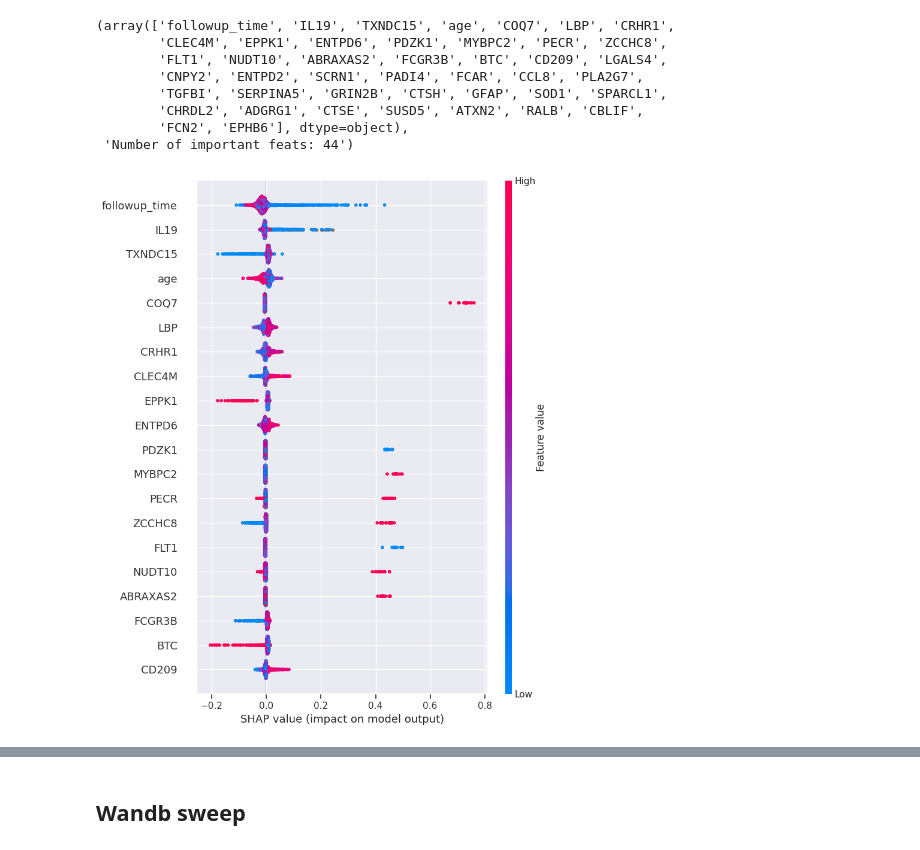
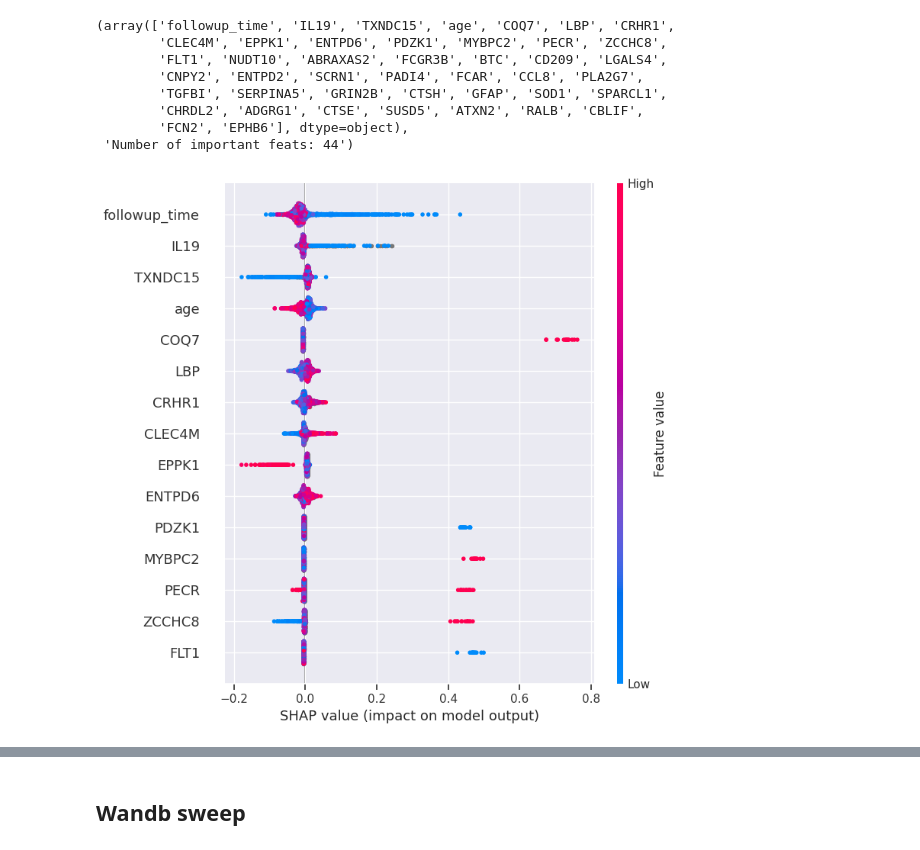
Before and after one commit to ipolharvard/biobank_olink, a Jupyter notebook: notebooks/biomarkers_bp_change.ipynb, the cells around one changed output, grey strips where cells are left out. Drawn from its saved outputs; the diff is of its cells as text; code cells hidden in the pictures.

```diff
--- a/notebooks/biomarkers_bp_change.ipynb
+++ b/notebooks/biomarkers_bp_change.ipynb
@@ -11,15 +11,16 @@ import polars as pl
 import seaborn as sns
 import shap
 import xgboost as xgb
+from sklearn.metrics import f1_score
 from sklearn.model_selection import train_test_split
 
 from biobank_olink.constants import PROJECT_DATA
 
 nb_data = PROJECT_DATA / "olink"
-olink_xlsx = nb_data / "Olink_whole_caucasian_nonrandom_Zscore.parquet"
+olink_parquet = nb_data / "Olink_whole_caucasian_nonrandom_Zscore.parquet"
 
 TEST_SIZE = 0.2
-MAX_SHAP_FEATS = 20
+MAX_SHAP_FEATS = 15
 
 sns.set_theme()
 pl.__version__
@@ -121,7 +124,7 @@ coding = (
 def create_dataset(target) -> pl.DataFrame:
     df_target = create_target_at_followups(target)
     df_ol = (
-        pl.scan_parquet(olink_xlsx.with_suffix(".parquet"))
+        pl.scan_parquet(olink_parquet.with_suffix(".parquet"))
         .filter(
             pl.col("HTNgroup").is_in([0, 1]),
             pl.col("eid").is_in(df_target["eid"]),
@@ -303,8 +335,7 @@ shap.summary_plot(shap_values_dbp, x_dbp.to_pandas(), max_display=min(len(dbp_im
 ## ASI
 # %%
 x_asi, y_asi = get_xy("ASI")
-sbp_sweep = wandb.Api().sweep("olink_change_asi/a3tve1cv")
-best_run = sbp_sweep.best_run(order="r2")
+best_run = wandb.Api().sweep("olink_change_asi/a3tve1cv").best_run(order="r2")
 model_asi = eval_xgb(x_asi, y_asi, best_run.config)
 # %% [output]
 wandb: Sorting runs by -summary_metrics.r2
@@ -335,6 +366,7 @@ asi_important_feats.index.values, f"Number of important feats: {len(asi_importan
         'FCN2', 'EPHB6'], dtype=object),
  'Number of important feats: 44')
 # %%
-shap.summary_plot(shap_values_asi, x_asi.to_pandas(), max_display=min(len(asi_important_feats), MAX_SHAP_FEATS))
+shap.summary_plot(shap_values_asi, x_asi.to_pandas(),
+                  max_display=min(len(asi_important_feats), MAX_SHAP_FEATS))
 # %% [output]
-[figure, old version]
+[figure, new version]
```
Also changed, not shown: parts of 13 cells of this notebook.
